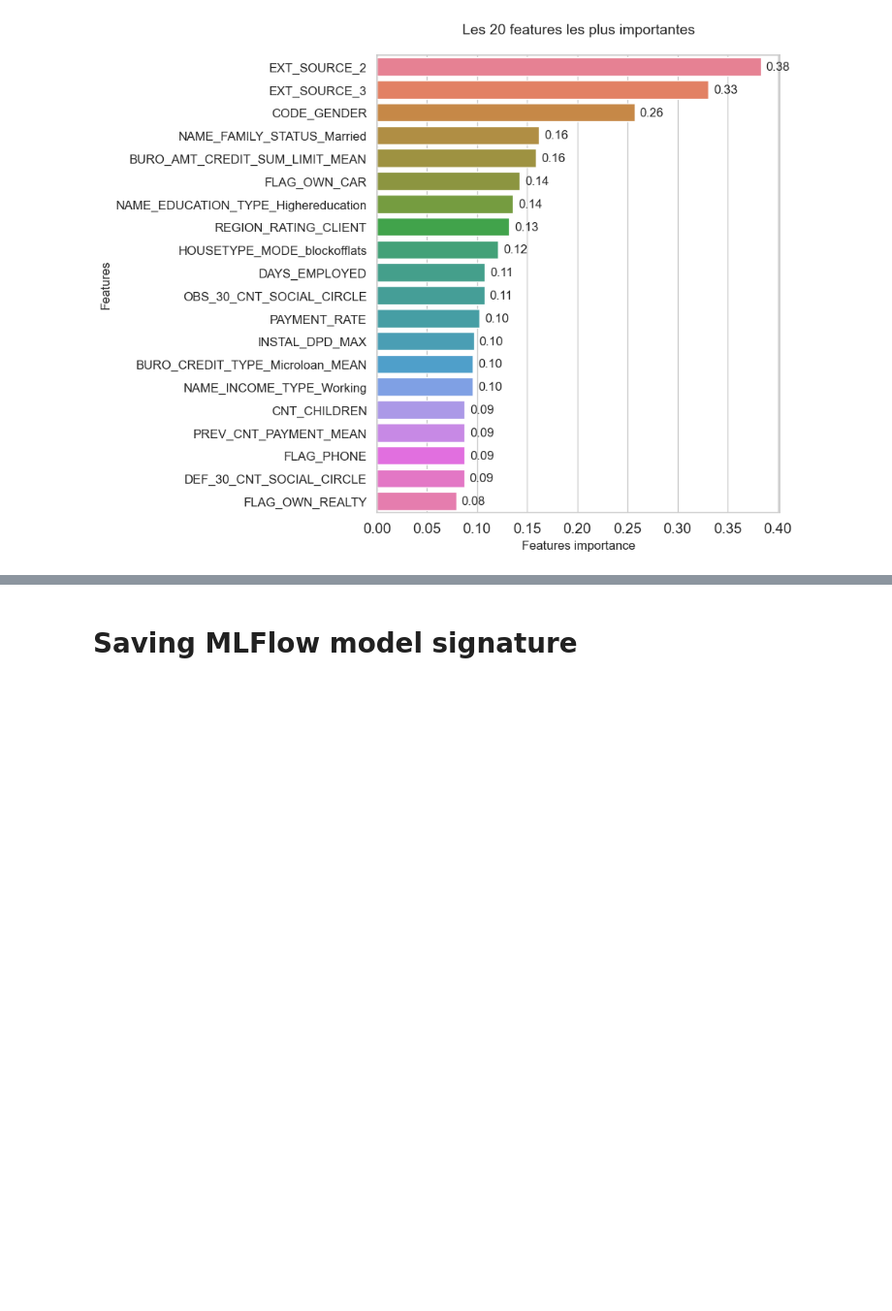
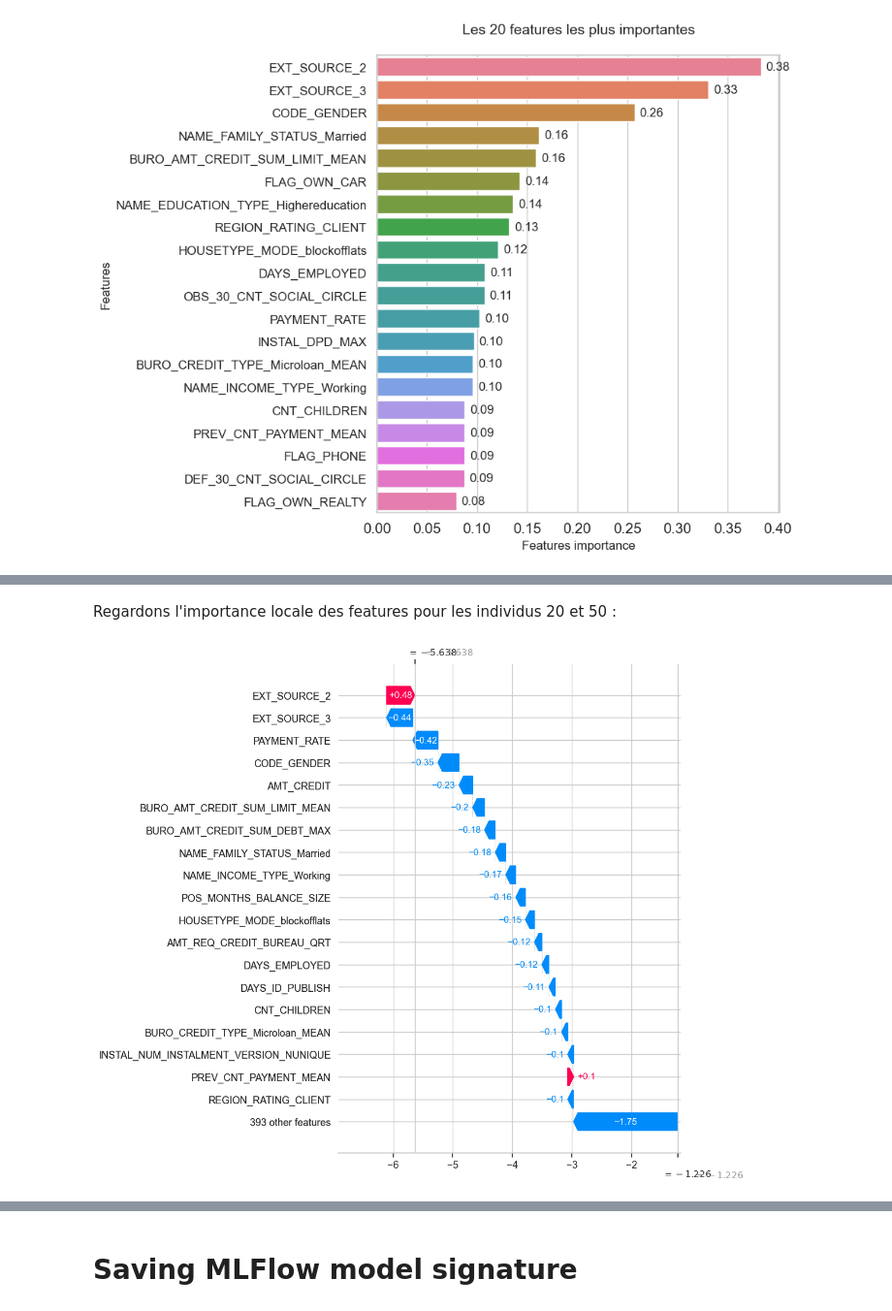
Before and after one commit to MarionDed02/Projet_7, a Jupyter notebook: Dedieu_Marion_2_modelisation_012024.ipynb, the cells around one changed output, grey strips where cells are left out. Shown at 97% size. Saved outputs shown, nothing was run; the diff lists cells and outputs as text; code cells hidden in the pictures; blank space fills up the shorter version.

```diff
--- a/Dedieu_Marion_2_modelisation_012024.ipynb
+++ b/Dedieu_Marion_2_modelisation_012024.ipynb
@@ -911 +912,11 @@ No data for colormapping provided via 'c'. Parameters 'vmin', 'vmax' will be ign
+# %% [markdown]
+Regardons l'importance locale des features pour les individus 20 et 50 :
+# %%
+index_client = 20
+shap.plots._waterfall.waterfall_legacy(explainer.expected_value[0],
+                                        shap_values[1][index_client],
+                                        feature_names = features_names,
+                                        max_display = 20)
+# %% [output]
+[figure, added]
 # %%
```
Also changed, not shown: parts of 19 cells of this notebook, 9 other files.
